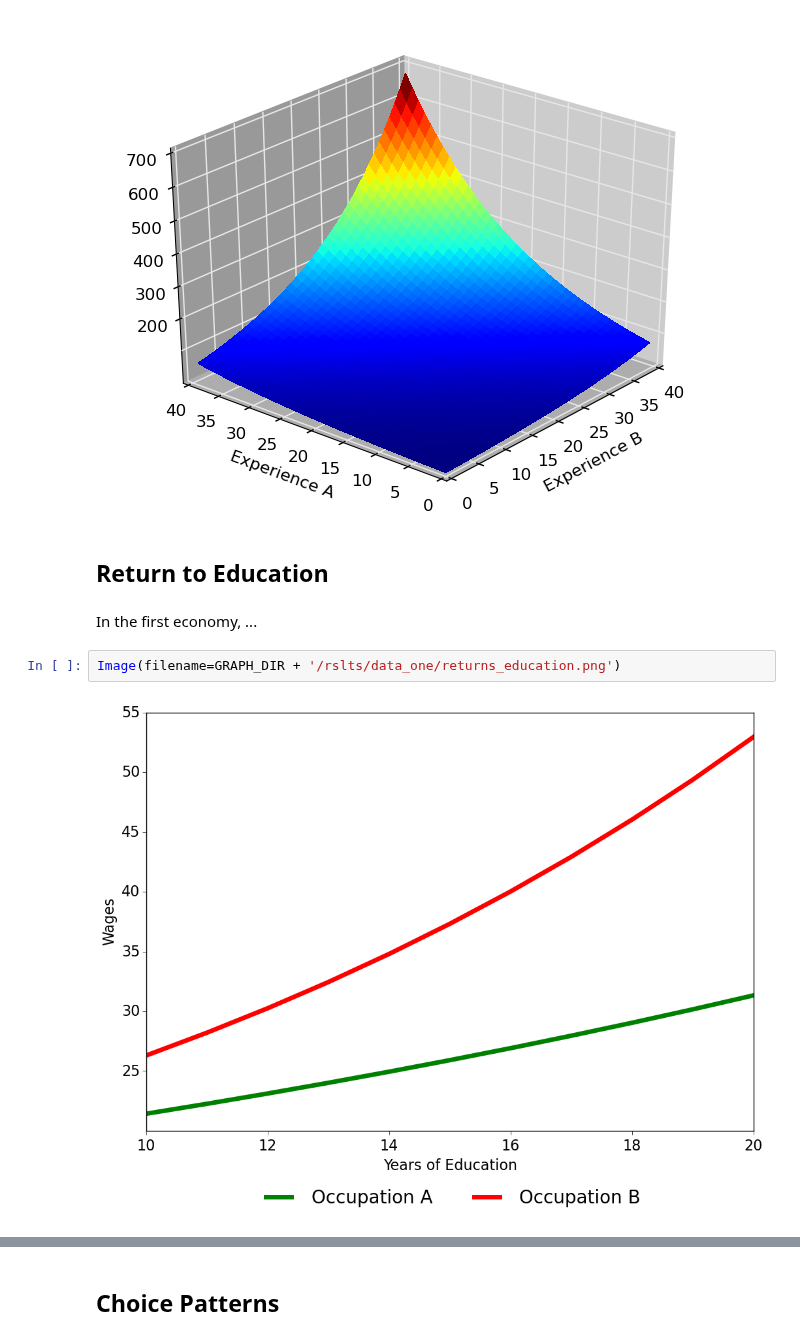
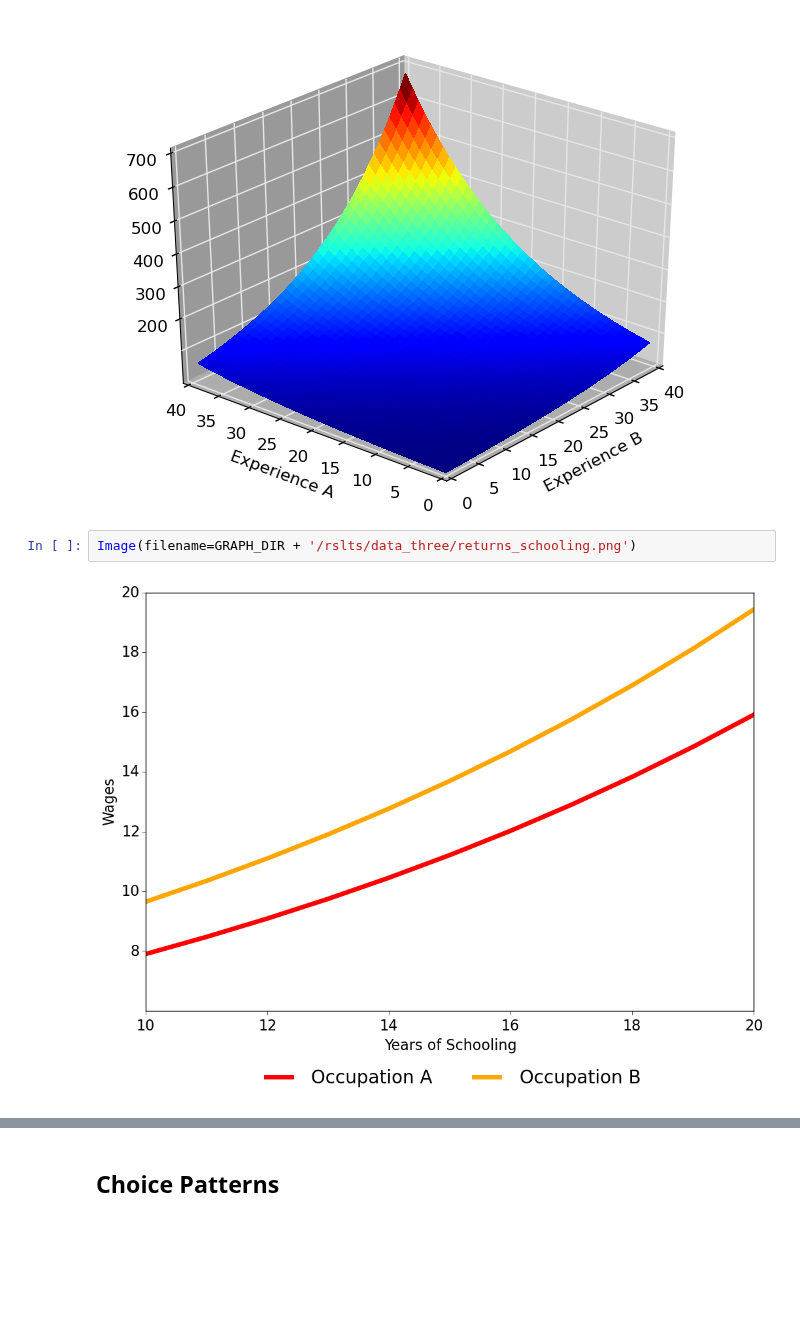
Before and after one commit to OpenSourceEconomics/respy, a Jupyter notebook: development/analyses/restud/lecture.ipynb, the cells around one changed output, grey strips where cells are left out. Saved outputs shown, nothing was run; the diff lists cells and outputs as text; blank space fills up the shorter version.

```diff
--- a/development/analyses/restud/lecture.ipynb
+++ b/development/analyses/restud/lecture.ipynb
@@ -75,11 +89,7 @@ Image(filename=GRAPH_DIR + '/rslts/data_three/returns_experience_a.png')
 Image(filename=GRAPH_DIR + '/rslts/data_three/returns_experience_b.png')
 # %% [output]
 [figure]
-# %% [markdown]
-## Return to Education
-# %% [markdown]
-In the first economy, ...
 # %%
-Image(filename=GRAPH_DIR + '/rslts/data_one/returns_education.png')
+Image(filename=GRAPH_DIR + '/rslts/data_three/returns_schooling.png')
 # %% [output]
-[figure, old version]
+[figure, new version]
```
Also changed, not shown: parts of 26 cells of this notebook, 1 other file.
